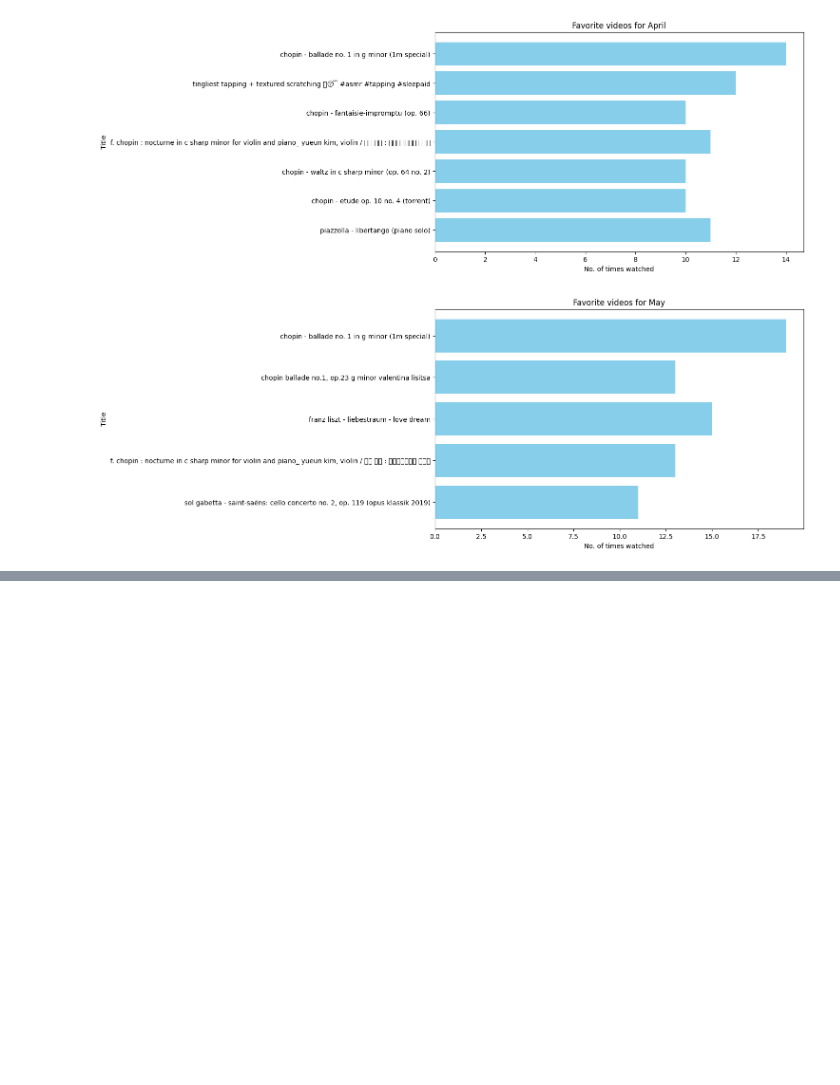
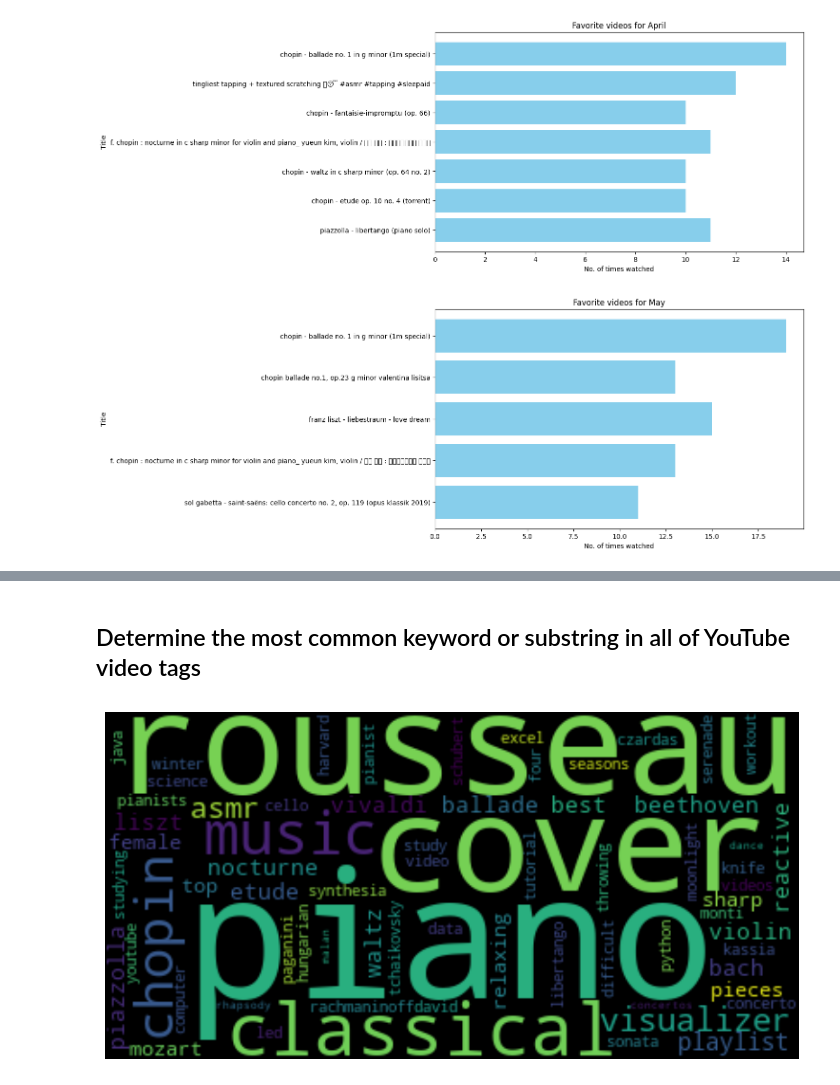
Before and after one commit to Johncarlodeveloper/YouTube-Watch-History-Data-to-CSV-file, a Jupyter notebook: perform_analysis.ipynb, the cells around one changed output, grey strips where cells are left out. Drawn from its saved outputs; the diff is of its cells as text; code cells hidden in the pictures; blank space fills up the shorter version.

```diff
--- a/perform_analysis.ipynb
+++ b/perform_analysis.ipynb
@@ -1084,0 +1152,65 @@ for month_number, month_name in months:
+# %% [markdown]
+## Determine the most common keyword or substring in all of YouTube video tags
+# %%
+import re
+from collections import defaultdict
+
+
+def count_tags(data_tags):
+    words = defaultdict(int)
+
+    stop_words = {
+    'the', 'a', 'an', 'and', 'or', 'but', 'if', 'because', 'as', 'by', 'at', 'from', 'of', 'with',
+    'about', 'against', 'between', 'into', 'through', 'during', 'before', 'after', 'above', 'below',
+    'to', 'from', 'up', 'down', 'in', 'out', 'on', 'off', 'over', 'under', 'again', 'further', 'then',
+    'once', 'here', 'there', 'when', 'where', 'why', 'how', 'all', 'any', 'both', 'each', 'few', 'more',
+    'most', 'other', 'some', 'such', 'no', 'nor', 'not', 'only', 'own', 'same', 'so', 'than', 'too', 'very',
+    's', 't', 'can', 'will', 'just', 'don', "don't", 'should', "should've", 'now', 'd', 'll', 'm', 'o', 're',
+    've', 'y', 'ain', 'aren', "aren't", 'couldn', "couldn't", 'didn', "didn't", 'doesn', "doesn't", 'hadn',
+    "hadn't", 'hasn', "hasn't", 'haven', "haven't", 'isn', "isn't", 'ma', 'mightn', "mightn't", 'mustn',
+    "mustn't", 'needn', "needn't", 'shan', "shan't", 'shouldn', "shouldn't", 'wasn', "wasn't", 'weren',
+    "weren't", 'won', "won't", 'wouldn', "wouldn't", "minor", "op", "for", "g", "f", "shorts",
+    "'tis", "'twas", "a", "able", "about", "across", "after", "ain't", "all", "almost", "also", "am", "among",
+    "an", "and", "any", "are", "aren't", "as", "at", "be", "because", "been", "but", "by", "can", "can't",
+    "cannot", "could", "could've", "couldn't", "dear", "did", "didn't", "do", "does", "doesn't", "don't",
+    "either", "else", "ever", "every", "for", "from", "get", "got", "had", "has", "hasn't", "have", "he",
+    "he'd", "he'll", "he's", "her", "hers", "him", "his", "how", "how'd", "how'll", "how's", "however", "i",
+    "i'd", "i'll", "i'm", "i've", "if", "in", "into", "is", "isn't", "it", "it's", "its", "just", "least",
+    "let", "like", "likely", "may", "me", "might", "might've", "mightn't", "most", "must", "must've",
+    "mustn't", "my", "neither", "no", "nor", "not", "of", "off", "often", "on", "only", "or", "other", "our",
+    "own", "rather", "said", "say", "says", "shan't", "she", "she'd", "she'll", "she's", "should", "should've",
+    "shouldn't", "since", "so", "some", "than", "that", "that'll", "that's", "the", "their", "them", "then",
+    "there", "there's", "these", "they", "they'd", "they'll", "they're", "they've", "this", "tis", "to", "too",
+    "twas", "us", "wants", "was", "wasn't", "we", "we'd", "we'll", "we're", "were", "weren't", "what",
+    "what'd", "what's", "when", "when", "when'd", "when'll", "when's", "where", "where'd", "where'll", "where's",
+    "which", "while", "who", "who'd", "who'll", "who's", "whom", "why", "why'd", "why'll", "why's", "will",
+    "with", "won't", "would", "would've", "wouldn't", "yet", "you", "you'd", "you'll", "you're", "you've",
+    "your"
+}
+
+    for tags in data_tags['video_tags']:
+        if isinstance(tags, str):
+            for tag in tags.split(','):
+                for sub_tag in tag.split():
+                    if sub_tag.lower() not in stop_words and sub_tag.lower().isalpha() and len(sub_tag.lower()) > 1:
+                        words[sub_tag.lower().strip()] += 1
+
+    # Convert dictionary to DataFrame
+    return pd.DataFrame(list(words.items()), columns=['sub_tag', 'count'])
+
+all_tags = count_tags(df)
+all_tags = all_tags.sort_values(by='count', ascending=False).head(70)
+
+# Convert DataFrame to dictionary
+word_freq_dict = dict(zip(all_tags['sub_tag'], all_tags['count']))
+
+# Generate a word cloud image
+wordcloud = WordCloud().generate_from_frequencies(word_freq_dict)
+
+# Display the generated image
+plt.figure(figsize=(10, 5))  # Adjust the size of the plot
+plt.imshow(wordcloud, interpolation='bilinear')
+plt.axis("off")
+plt.show()
+# %% [output]
+[figure, added]
```
Also changed, not shown: parts of 5 cells of this notebook.
